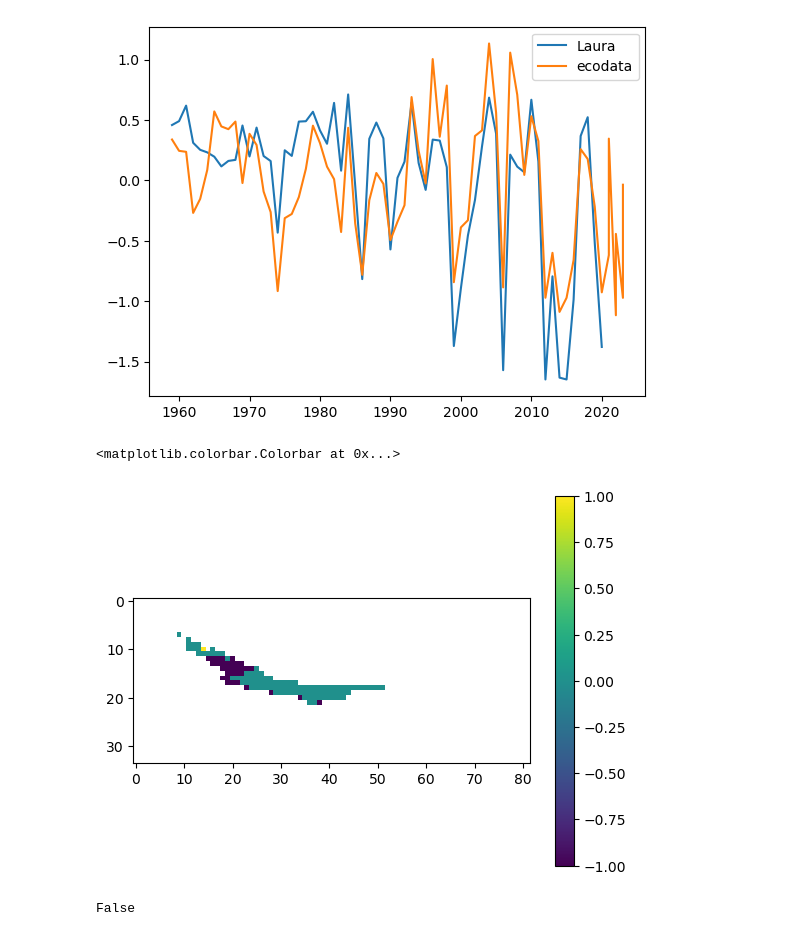
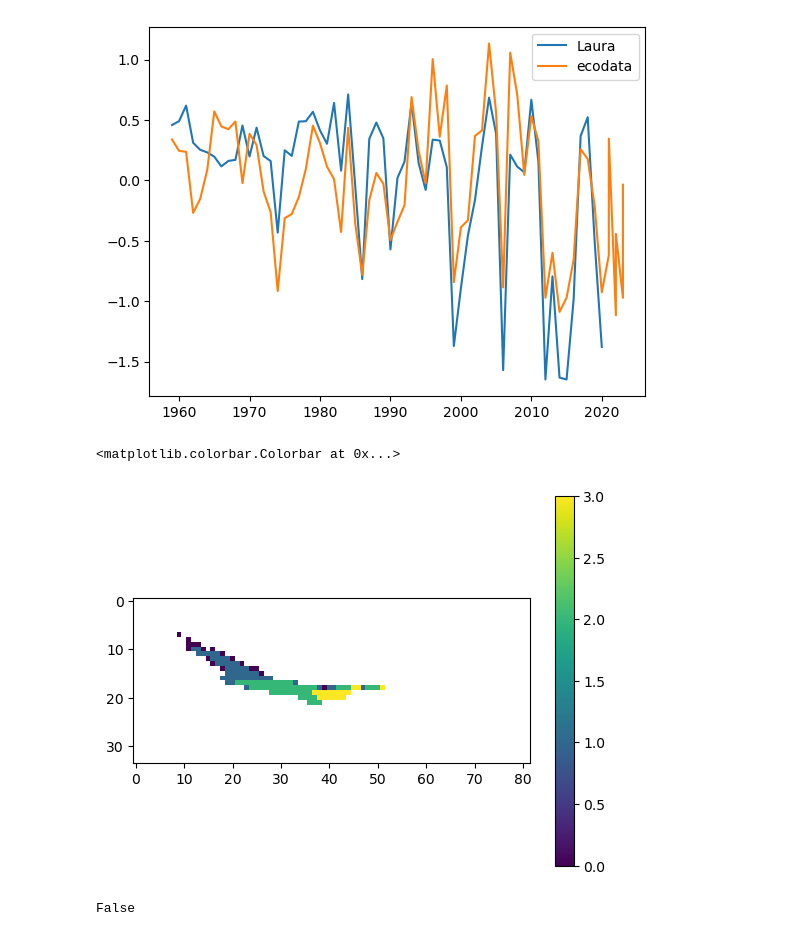
Before and after one commit to LGruenburg/MOM6_Validation, a Jupyter notebook: SOE/Cold_Pool.ipynb, the cells around one changed output. Cells and saved outputs as stored; diff of their text form; code cells hidden in the pictures.

```diff
--- a/SOE/Cold_Pool.ipynb
+++ b/SOE/Cold_Pool.ipynb
@@ -710,11 +710,11 @@ year_subset_hp = mab_hp_200_jjas_10.tob.sel(time= mab_hp_200_jjas_10['time.year'
 # %%
 year_subset_hp[np.where(year_subset_hp<=10)] = 1
 # %%
-plt.imshow(np.diff(year_subset_hp, axis =0)[2,:,:])
+plt.imshow(np.sum(year_subset_hp, axis =0))
 plt.colorbar()
 # %% [output]
 <matplotlib.colorbar.Colorbar at 0x...>
-[figure, old version]
+[figure, new version]
 # %%
 np.any(year_subset_diff_hp[:,18,34]>10)
 # %% [output]
```
Also changed, not shown: parts of 4 cells of this notebook.
